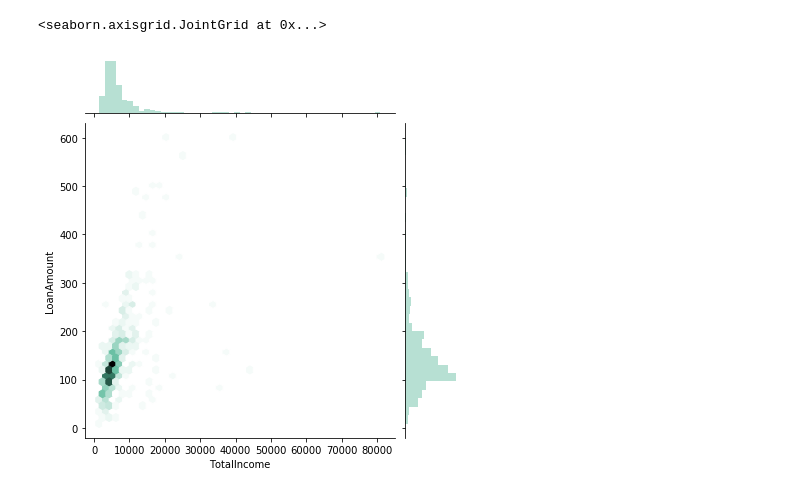
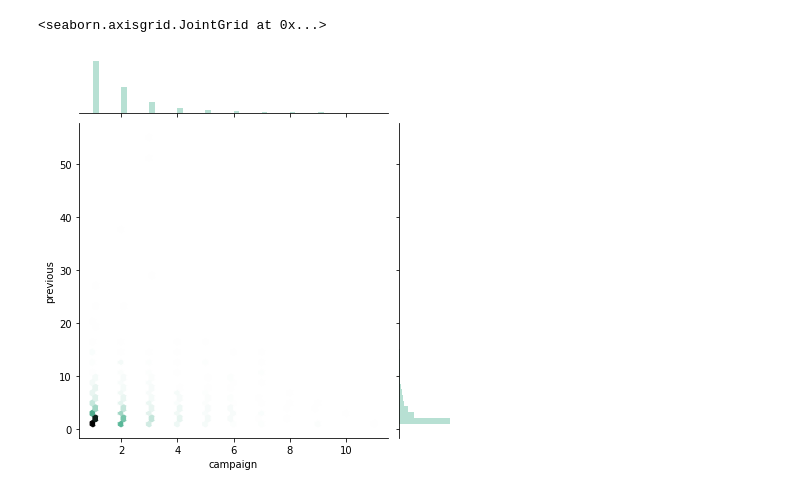
Before and after one commit to PaulOHannigan/sharing-Jupyter, a Jupyter notebook: etivity1.ipynb, the cells around one changed output. Cells and saved outputs as stored; diff of their text form; code cells hidden in the pictures.

```diff
--- a/etivity1.ipynb
+++ b/etivity1.ipynb
@@ -5,5 +5,5 @@ import numpy as np
 import matplotlib.pyplot as plt
 import seaborn as sns
 # %%
-# Import loan train file
-df = pd.read_csv('C:\\Users\\Paul\\Dropbox (Personal)\\College\\Year2\\4CT5157\\Week1./loans_train.csv')
+# Import bank file
+df = pd.read_csv('C:\\Users\\Paul\\Dropbox (Personal)\\College\\Year2\\4CT5157\\Week1./bank.csv')
@@ -13,10 +9,0 @@ df = pd.read_csv('C:\\Users\\Paul\\Dropbox (Personal)\\College\\Year2\\4CT5157\\
-# %%
-# Calculate statistics for the numerical and categorical attributes.
-# I created a new field 'TotalIncome' as the sum of 'ApplicantIncome' and 'CoapplicantIncome'
-# I also added a new field 'NoApplications' to count the number of applications but this can be achieved using functions
-# I generated a summary of the dataframe
-list_columns = ['ApplicantIncome', 'CoapplicantIncome']
-df['TotalIncome'] = df[list_columns].sum(axis=1)
-list_columns2 = ['Loan_ID']
-df['NoApplications'] = df[list_columns2].count(axis=1)
-df.info()
@@ -72,7 +65,7 @@ Name: Dependents, dtype: int64
 # %%
-#Use at least two different plotting techniques to plot the distribution of some numerical attributes.
-#My first graph is a jointplot of 'TotalIncome' and 'LoanAmount' with all rows with missing values removed
-sns.jointplot(data=df.dropna(), x='TotalIncome', y='LoanAmount', kind="hex", color="#4CB391")
+#Secondly, I used a jointplot of the 2 of the stronger correlating attributs ('campaign' and 'previous')
+#with all rows with missing values removed
+sns.jointplot(data=df.dropna(), x='campaign', y='previous', kind="hex", color="#4CB391")
 # %% [output]
 <seaborn.axisgrid.JointGrid at 0x...>
-[figure, old version]
+[figure, new version]
```
Also changed, not shown: parts of 22 cells of this notebook.
